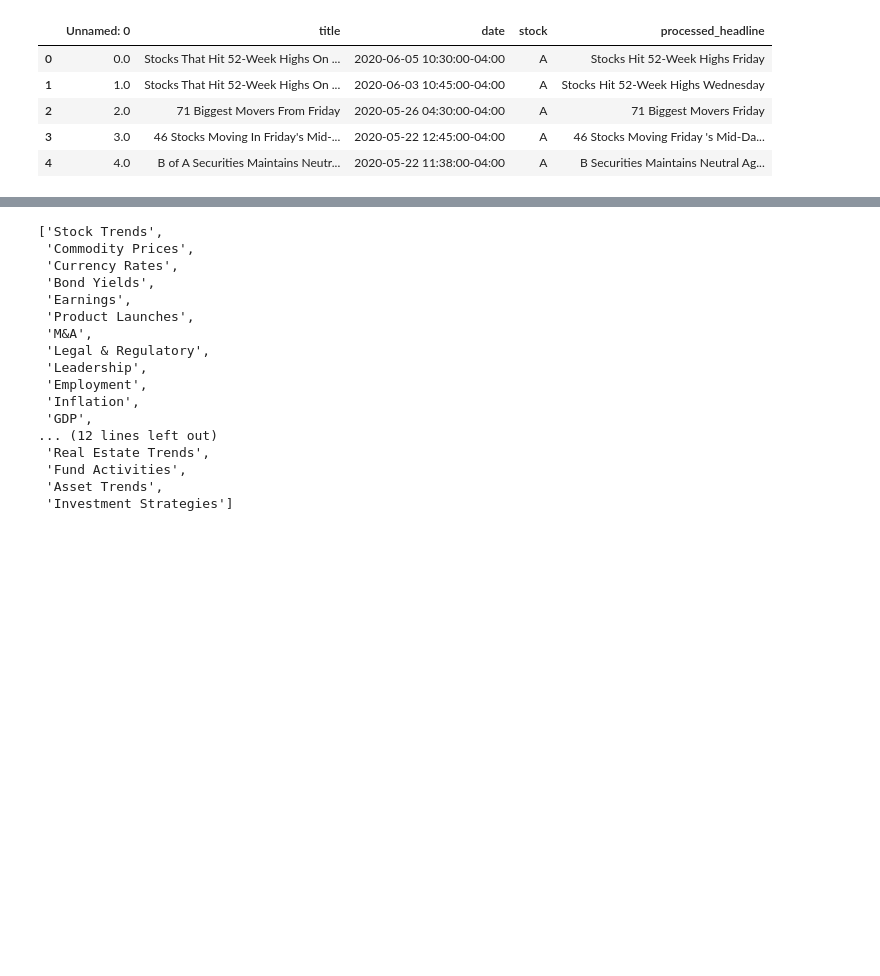
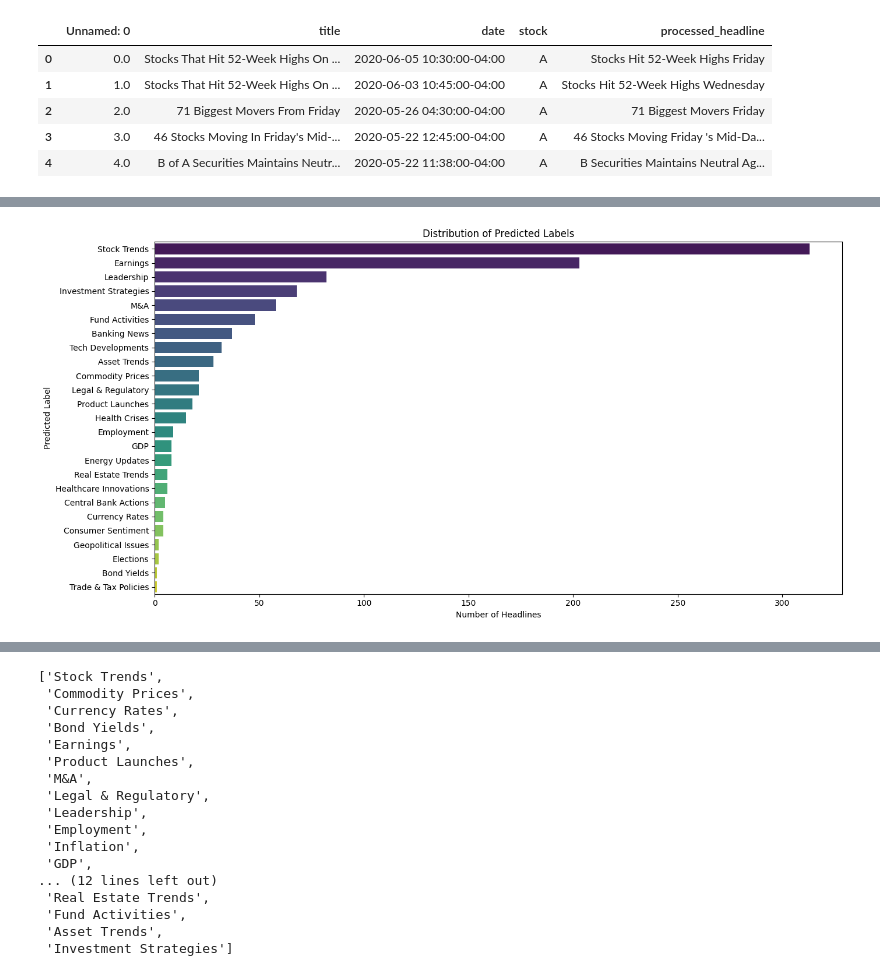
Before and after one commit to viswambaran/NUCapstone, a Jupyter notebook: EPA.ipynb, the cells around one changed output, grey strips where cells are left out. Drawn from its saved outputs; the diff is of its cells as text; code cells hidden in the pictures; blank space fills up the shorter version.

```diff
--- a/EPA.ipynb
+++ b/EPA.ipynb
@@ -218,0 +378,18 @@ shortend_df
+# %%
+# EDA for classified dataset using initial larger bag of words
+
+wider_labelled_df = pd.read_csv("classified_dataset_randomsample.csv")
+concise_labelled_df = pd.read_csv("classified_dataset_revised_taxonomy.csv")
+
+#Distribution of predicted label (wider df)
+
+# Distribution of Predicted Labels
+plt.figure(figsize=(14, 7))
+sns.countplot(y=wider_labelled_df['predicted_label'], order=wider_labelled_df['predicted_label'].value_counts().index, palette="viridis")
+plt.title('Distribution of Predicted Labels')
+plt.xlabel('Number of Headlines')
+plt.ylabel('Predicted Label')
+plt.tight_layout()
+plt.show()
+# %% [output]
+[figure, added]
```
Also changed, not shown: parts of 34 cells of this notebook.
